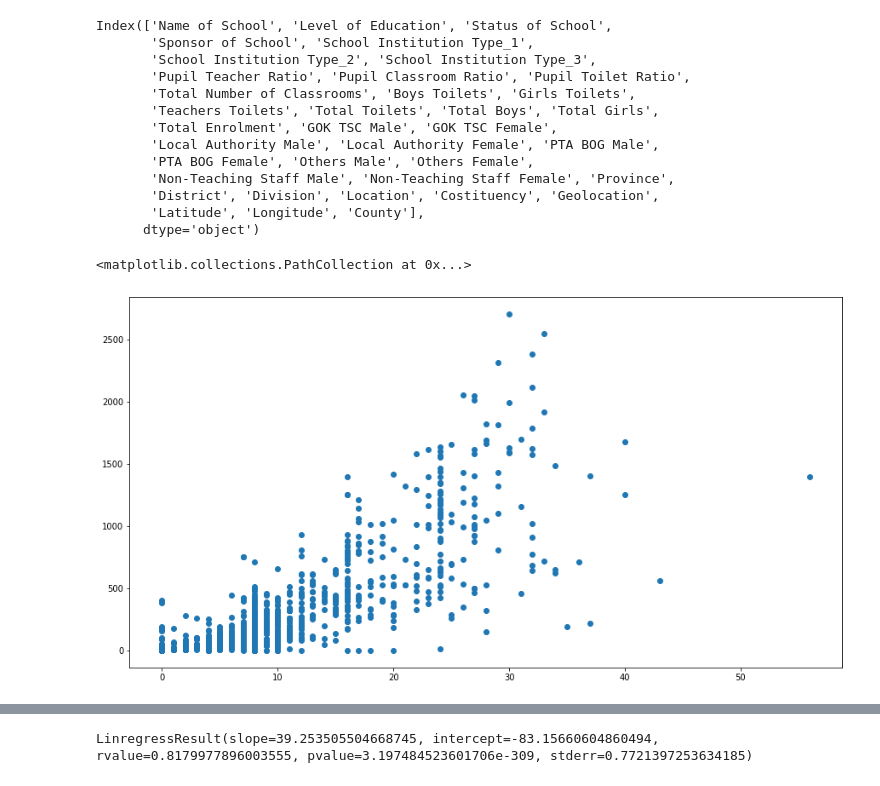
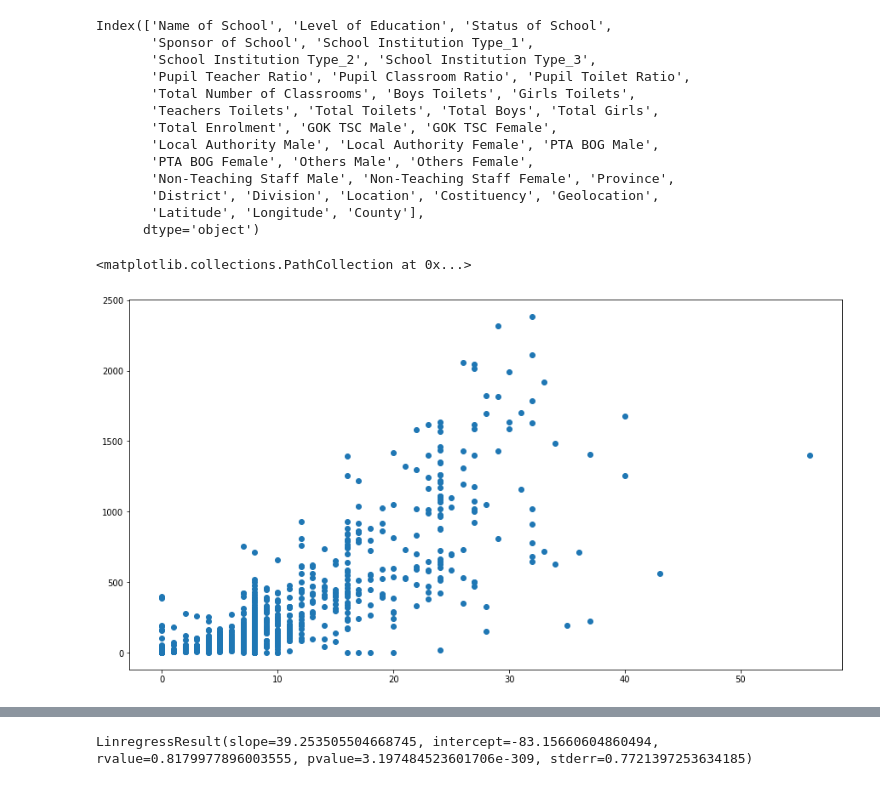
Before and after one commit to Yeghon/CCI508, a Jupyter notebook: PlayAround.ipynb, the cells around one changed output, grey strips where cells are left out. Drawn from its saved outputs; the diff is of its cells as text; code cells hidden in the pictures.

```diff
--- a/PlayAround.ipynb
+++ b/PlayAround.ipynb
@@ -40,6 +39,13 @@ Y = ll['Total Enrolment']
-# %%
-plt.figure(figsize=(15, 8))
-plt.scatter(ll['Total Number of Classrooms'], ll['Total Enrolment'])
-# %% [output]
-<matplotlib.collections.PathCollection at 0x...>
-[figure, removed]
+# %%
+#training data, 80%
+xTrain = X[:1024]
+yTrain = Y[:1024]
+xTest = X[1024:]
+yTest = Y[1024:]
+# %%
+#Plot training data
+plt.figure(figsize=(15, 8))
+plt.scatter(xTrain, yTrain)
+# %% [output]
+<matplotlib.collections.PathCollection at 0x...>
+[figure, added]
```
Also changed, not shown: parts of 6 cells of this notebook.
